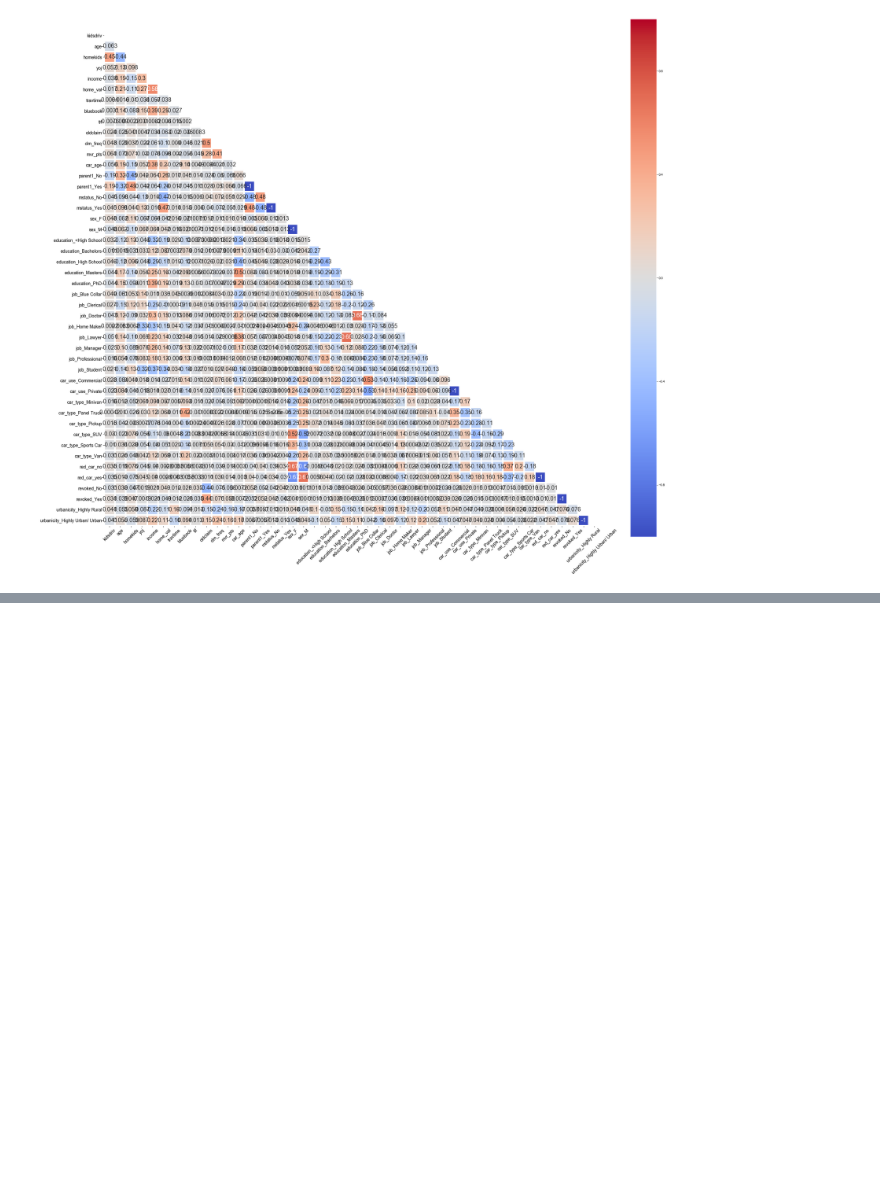
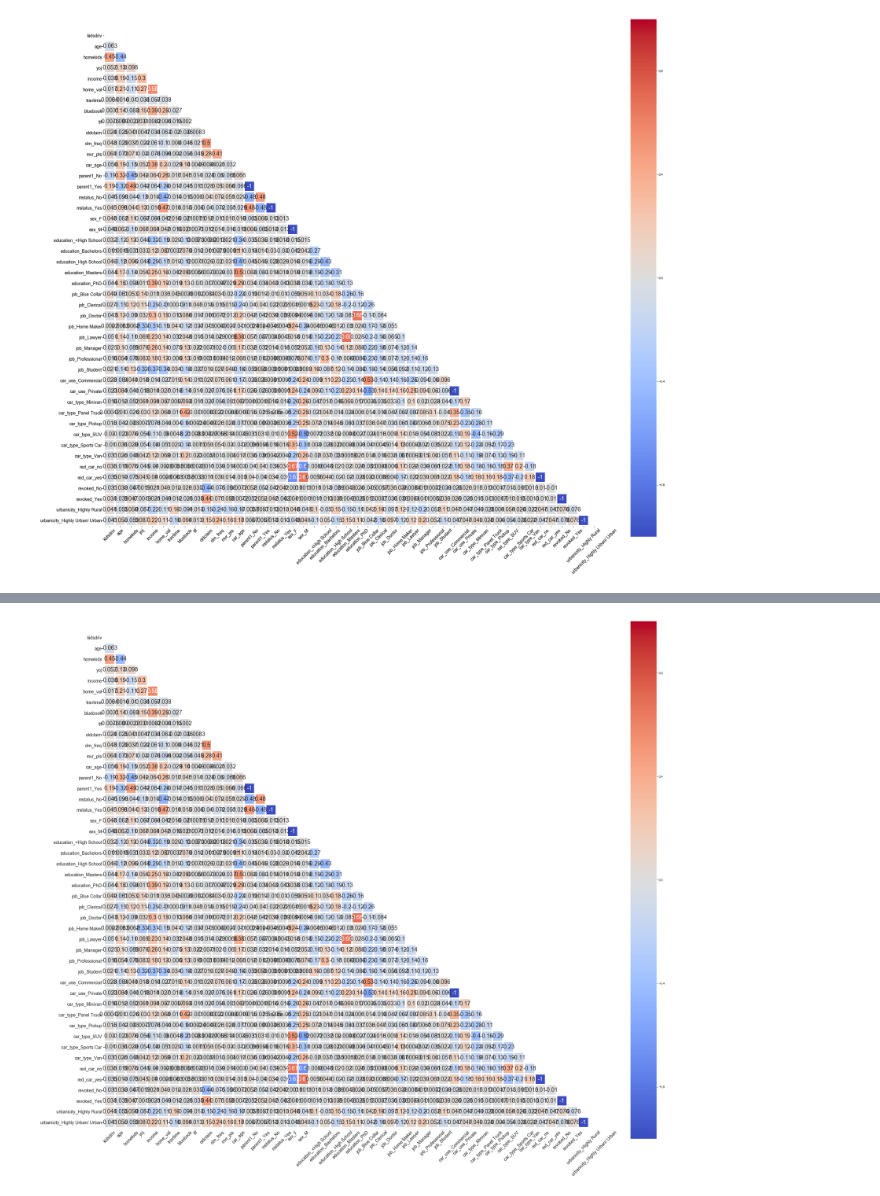
Before and after one commit to nzauner/Auto_Insurance, a Jupyter notebook: notebooks/auto_insurance_eda_copy.ipynb, the cells around one changed output, grey strips where cells are left out. Drawn from its saved outputs; the diff is of its cells as text; code cells hidden in the pictures; blank space fills up the shorter version.

```diff
--- a/notebooks/auto_insurance_eda_copy.ipynb
+++ b/notebooks/auto_insurance_eda_copy.ipynb
@@ -167,0 +143,13 @@ x_train
+# %%
+#Split auto_insurance_df into train and test datasets for our logistic and linear regression models
+
+#'features' will be used in both models
+features = auto_df.drop(['crash', 'crash_cost'], axis = 1)
+
+#train and test datasets for logistic regression model
+crash = auto_df['crash']
+x_train_log, x_test_log, y_train_log, y_test_log = train_test_split(features, crash, test_size = 0.2, random_state = 10)
+
+#train and test datasets for simple linear regression model
+crash_cost = auto_df['crash_cost']
+x_train_lin, x_test_lin, y_train_lin, y_test_lin = train_test_split(features, crash_cost, test_size = 0.2, random_state = 10)
@@ -221,0 +218,18 @@ plt.show()
+# %%
+#Correlation Heatmap for simple linear regression model
+
+mask = np.zeros_like(x_train_lin.corr())
+triangle_indices = np.triu_indices_from(mask)
+mask[triangle_indices] = True
+
+plt.figure(figsize=(35,30))
+ax = sns.heatmap(x_train_lin.corr(method='pearson'), cmap="coolwarm", mask=mask, annot=True, annot_kws={"size": 18}, square=True, linewidths=4)
+sns.set_style('white')
+plt.xticks(fontsize=14, rotation=45)
+plt.yticks(fontsize=14, rotation=0)
+bottom, top = ax.get_ylim()
+ax.set_ylim(bottom + 0.5, top - 0.5)
+#plt.ylabel(ylabel=' ', labelpad=100)
+plt.show()
+# %% [output]
+[figure, added]
```
Also changed, not shown: parts of 22 cells of this notebook, 3 other files.
